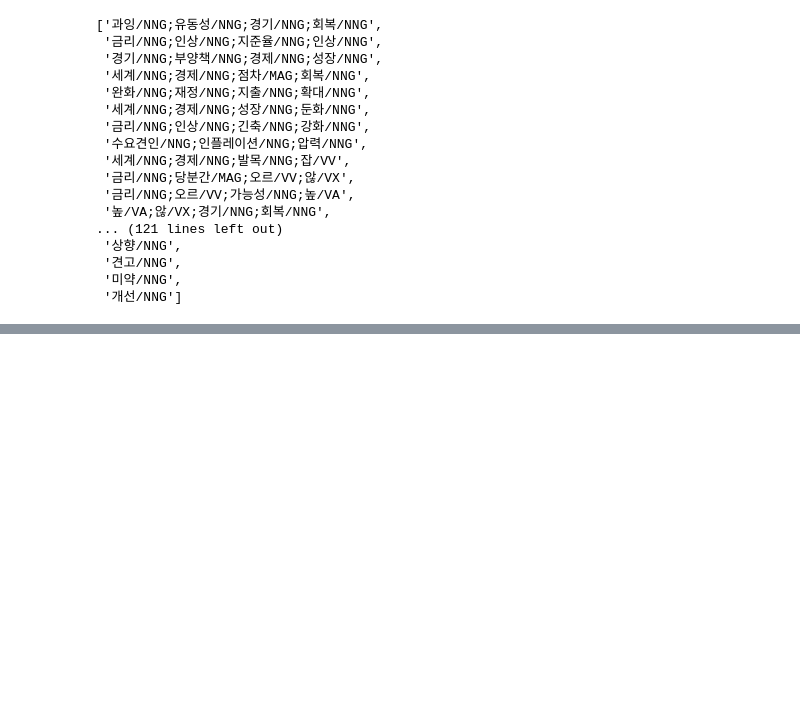
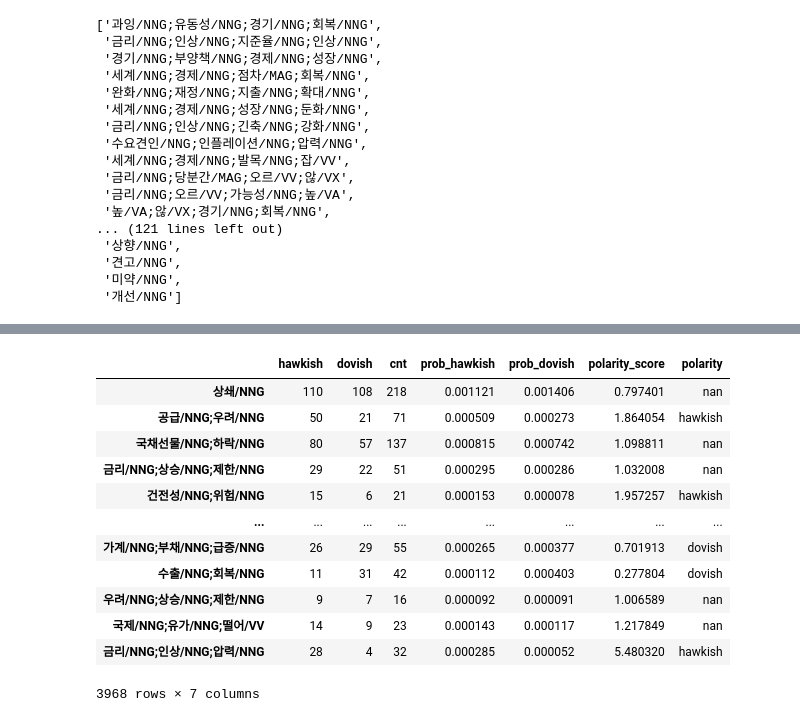
Before and after one commit to sesac-finance/BOK_TEAM_5, a Jupyter notebook: 02_Src/n_gram.ipynb, the cells around one changed output, grey strips where cells are left out. Drawn from its saved outputs; the diff is of its cells as text; code cells hidden in the pictures; blank space fills up the shorter version.

```diff
--- a/02_Src/n_gram.ipynb
+++ b/02_Src/n_gram.ipynb
@@ -140,0 +213,16 @@ ngram_dict
+# %%
+df_polarity
+# %% [output]
+|  | hawkish | dovish | cnt | prob_hawkish | prob_dovish | polarity_score | polarity |
+| 상쇄/NNG | 110 | 108 | 218 | 0.001121 | 0.001406 | 0.797401 | nan |
+| 공급/NNG;우려/NNG | 50 | 21 | 71 | 0.000509 | 0.000273 | 1.864054 | hawkish |
+| 국채선물/NNG;하락/NNG | 80 | 57 | 137 | 0.000815 | 0.000742 | 1.098811 | nan |
+| 금리/NNG;상승/NNG;제한/NNG | 29 | 22 | 51 | 0.000295 | 0.000286 | 1.032008 | nan |
+| 건전성/NNG;위험/NNG | 15 | 6 | 21 | 0.000153 | 0.000078 | 1.957257 | hawkish |
+| ... | ... | ... | ... | ... | ... | ... | ... |
+| 가계/NNG;부채/NNG;급증/NNG | 26 | 29 | 55 | 0.000265 | 0.000377 | 0.701913 | dovish |
+| 수출/NNG;회복/NNG | 11 | 31 | 42 | 0.000112 | 0.000403 | 0.277804 | dovish |
+| 우려/NNG;상승/NNG;제한/NNG | 9 | 7 | 16 | 0.000092 | 0.000091 | 1.006589 | nan |
+| 국제/NNG;유가/NNG;떨어/VV | 14 | 9 | 23 | 0.000143 | 0.000117 | 1.217849 | nan |
+| 금리/NNG;인상/NNG;압력/NNG | 28 | 4 | 32 | 0.000285 | 0.000052 | 5.480320 | hawkish |
+3968 rows × 7 columns
```
Also changed, not shown: parts of 10 cells of this notebook.
